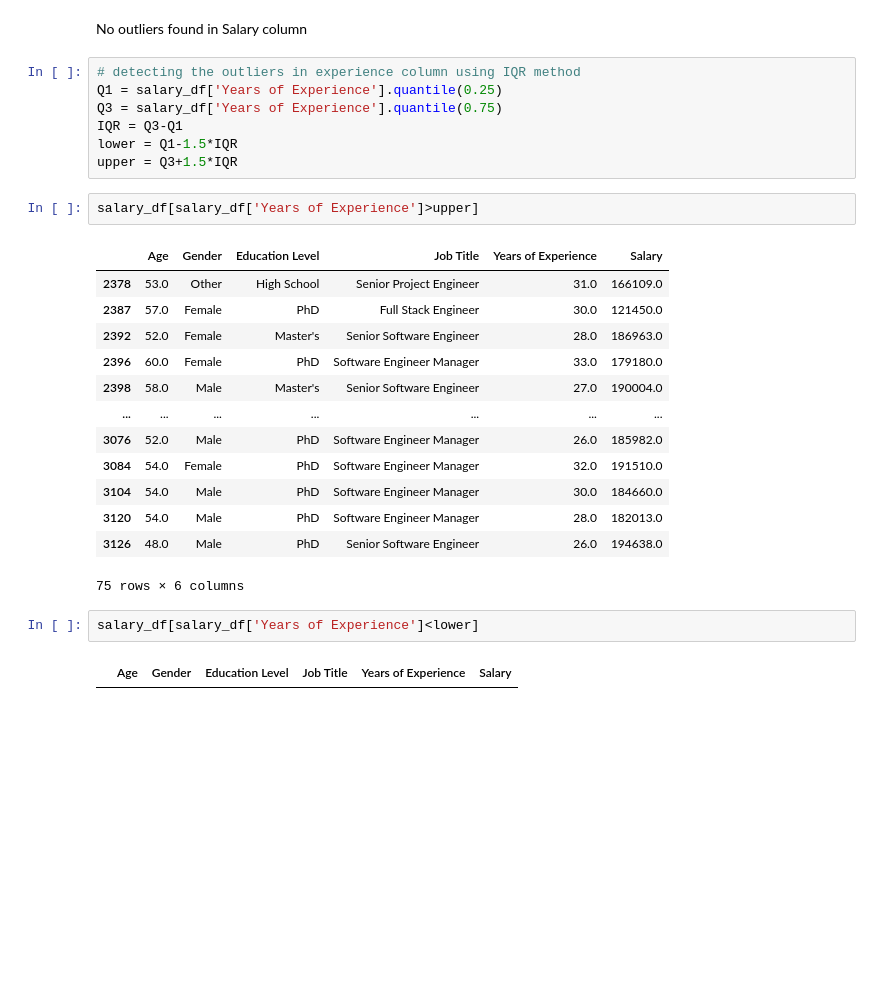
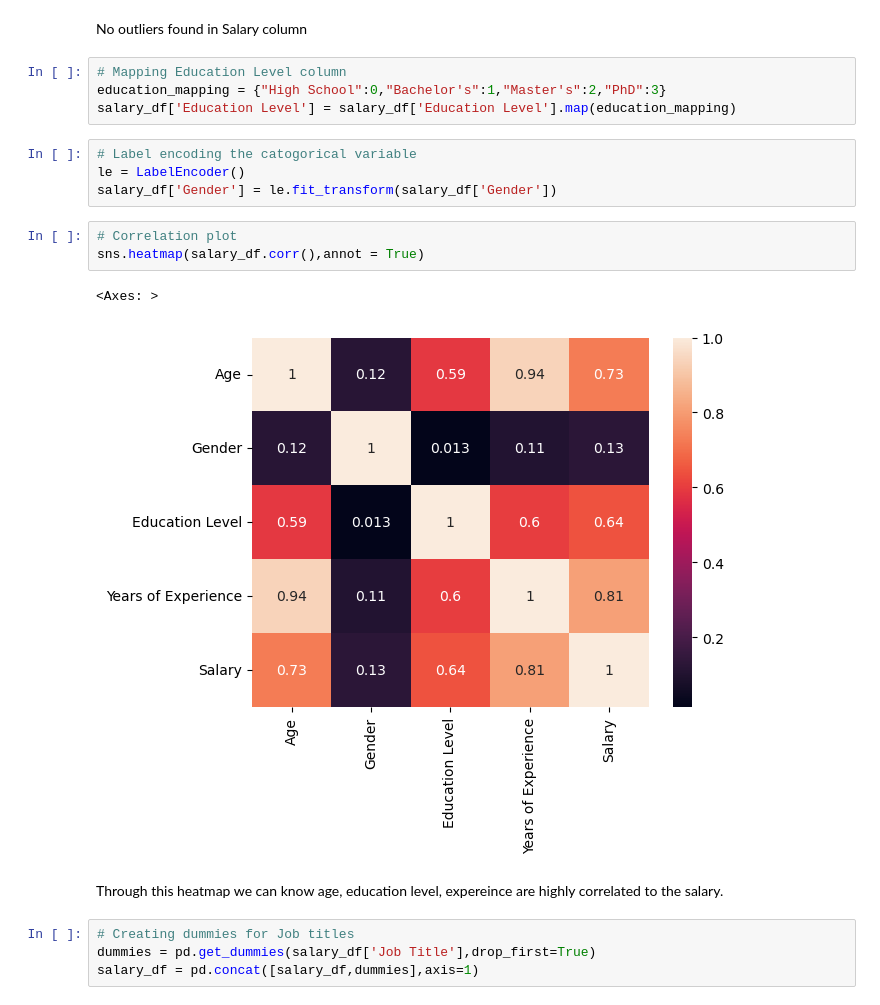
Before and after one commit to Subash0812/ML-projects, a Jupyter notebook: Salary_prediction/salary_prediction.ipynb, the cells around one changed output. Saved outputs shown, nothing was run; the diff lists cells and outputs as text; blank space fills up the shorter version.

```diff
--- a/Salary_prediction/salary_prediction.ipynb
+++ b/Salary_prediction/salary_prediction.ipynb
@@ -209,30 +240,23 @@ salary_df[salary_df.Salary<lower]
 |  | Age | Gender | Education Level | Job Title | Years of Experience | Salary |
 # %% [markdown]
 No outliers found in Salary column
-# %%
-# detecting the outliers in experience column using IQR method
-Q1 = salary_df['Years of Experience'].quantile(0.25)
-Q3 = salary_df['Years of Experience'].quantile(0.75)
-IQR = Q3-Q1
-lower = Q1-1.5*IQR
-upper = Q3+1.5*IQR
-# %%
-salary_df[salary_df['Years of Experience']>upper]
-# %% [output]
-|  | Age | Gender | Education Level | Job Title | Years of Experience | Salary |
-| 2378 | 53.0 | Other | High School | Senior Project Engineer | 31.0 | 166109.0 |
-| 2387 | 57.0 | Female | PhD | Full Stack Engineer | 30.0 | 121450.0 |
-| 2392 | 52.0 | Female | Master's | Senior Software Engineer | 28.0 | 186963.0 |
-| 2396 | 60.0 | Female | PhD | Software Engineer Manager | 33.0 | 179180.0 |
-| 2398 | 58.0 | Male | Master's | Senior Software Engineer | 27.0 | 190004.0 |
-| ... | ... | ... | ... | ... | ... | ... |
-| 3076 | 52.0 | Male | PhD | Software Engineer Manager | 26.0 | 185982.0 |
-| 3084 | 54.0 | Female | PhD | Software Engineer Manager | 32.0 | 191510.0 |
-| 3104 | 54.0 | Male | PhD | Software Engineer Manager | 30.0 | 184660.0 |
-| 3120 | 54.0 | Male | PhD | Software Engineer Manager | 28.0 | 182013.0 |
-| 3126 | 48.0 | Male | PhD | Senior Software Engineer | 26.0 | 194638.0 |
-75 rows × 6 columns
-# %%
-salary_df[salary_df['Years of Experience']<lower]
-# %% [output]
-|  | Age | Gender | Education Level | Job Title | Years of Experience | Salary |
+# %%
+# Mapping Education Level column
+education_mapping = {"High School":0,"Bachelor's":1,"Master's":2,"PhD":3}
+salary_df['Education Level'] = salary_df['Education Level'].map(education_mapping)
+# %%
+# Label encoding the catogorical variable
+le = LabelEncoder()
+salary_df['Gender'] = le.fit_transform(salary_df['Gender'])
+# %%
+# Correlation plot
+sns.heatmap(salary_df.corr(),annot = True)
+# %% [output]
+<Axes: >
+[figure, added]
+# %% [markdown]
+Through this heatmap we can know age, education level, expereince are highly correlated to the salary.
+# %%
+# Creating dummies for Job titles
+dummies = pd.get_dummies(salary_df['Job Title'],drop_first=True)
+salary_df = pd.concat([salary_df,dummies],axis=1)
```
Also changed, not shown: parts of 37 cells of this notebook.
